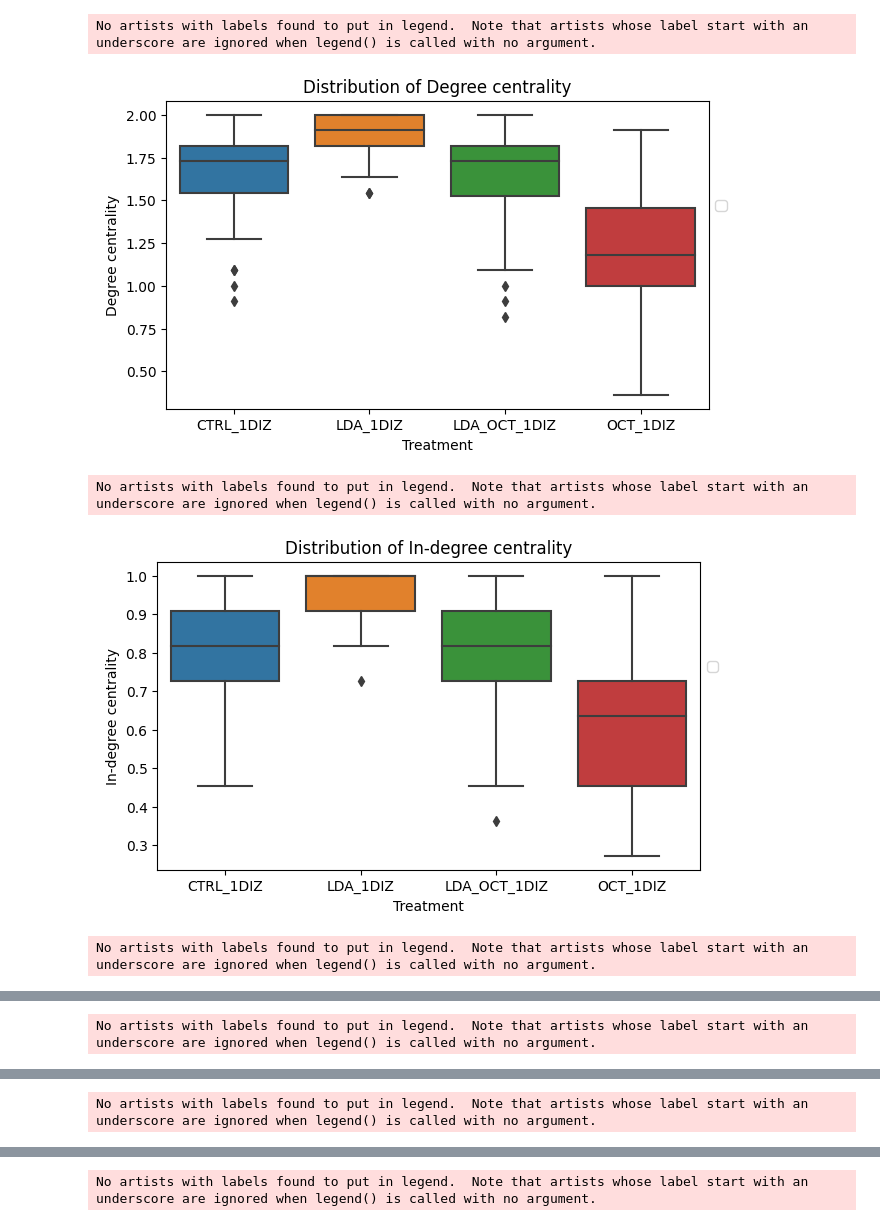
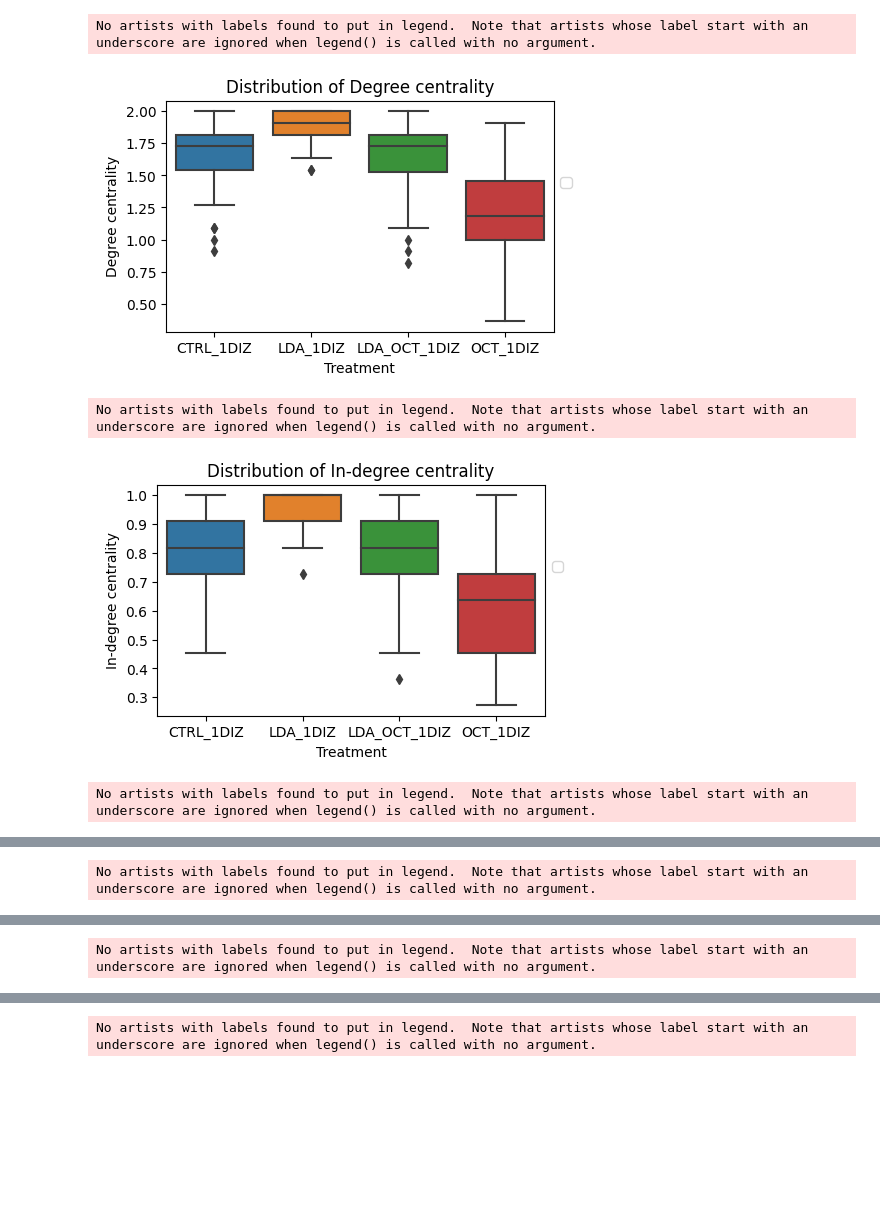
Before and after one commit to milanXpetrovic/drosophila-social-network-analysis, a Jupyter notebook: notebooks/valid/snapshots_local_measures_total_boxplot.ipynb, the cells around one changed output, grey strips where cells are left out. Drawn from its saved outputs; the diff is of its cells as text; code cells hidden in the pictures; blank space fills up the shorter version.

```diff
--- a/notebooks/valid/snapshots_local_measures_total_boxplot.ipynb
+++ b/notebooks/valid/snapshots_local_measures_total_boxplot.ipynb
@@ -22,35 +22,35 @@ for treatment_name, treatment_path in all_treatments.items():
     for group_name, group_path in all_groups.items():
         all_snapshots = fileio.load_files_from_folder(group_path)
         group_dataframes = []  # Create a list to store DataFrames for each group
         for snapshot_name, snapshot_path in all_snapshots.items():
             df = pd.read_csv(snapshot_path, index_col=0)
             df['Group'] = group_name
             group_dataframes.append(df)  # Append the DataFrame to the list for the group
         group_combined_df = pd.concat(group_dataframes)  # Combine DataFrames for the group
         treatment_dataframes.append(group_combined_df)  # Append the combined DataFrame to the list
 
     combined_df = pd.concat(treatment_dataframes)
     combined_df = combined_df.set_index(['Group'], append=True)
     combined_df.index.names = ['Fly', 'Group']
     combined_df = combined_df.reorder_levels(['Fly', 'Group'])
     combined_df['Treatment'] = treatment_name
     combined_df = combined_df.set_index('Treatment', append=True)
     dataframes.append(combined_df)
 
 combined_data = pd.concat(dataframes)
 
 combined_data_reset = combined_data.reset_index()
 for measure_name in combined_data.columns:
-    plt.figure(figsize=(7, 4))
+    plt.figure(figsize=(5, 3))
     sns.boxplot(data=combined_data_reset, x="Treatment", y=measure_name)
     plt.xlabel("Treatment")
     plt.ylabel(measure_name)
     plt.title(f'Distribution of {measure_name}')
     plt.legend(bbox_to_anchor=(1.0, 0.7), loc='upper left')
     plt.show()
 # %% [output]
 No artists with labels found to put in legend.  Note that artists whose label start with an underscore are ignored when legend() is called with no argument.
-[figure, old version]
+[figure, new version]
 No artists with labels found to put in legend.  Note that artists whose label start with an underscore are ignored when legend() is called with no argument.
-[figure, old version]
+[figure, new version]
 No artists with labels found to put in legend.  Note that artists whose label start with an underscore are ignored when legend() is called with no argument.
```
Also changed, not shown: parts of 1 cell of this notebook, 7 other files.
